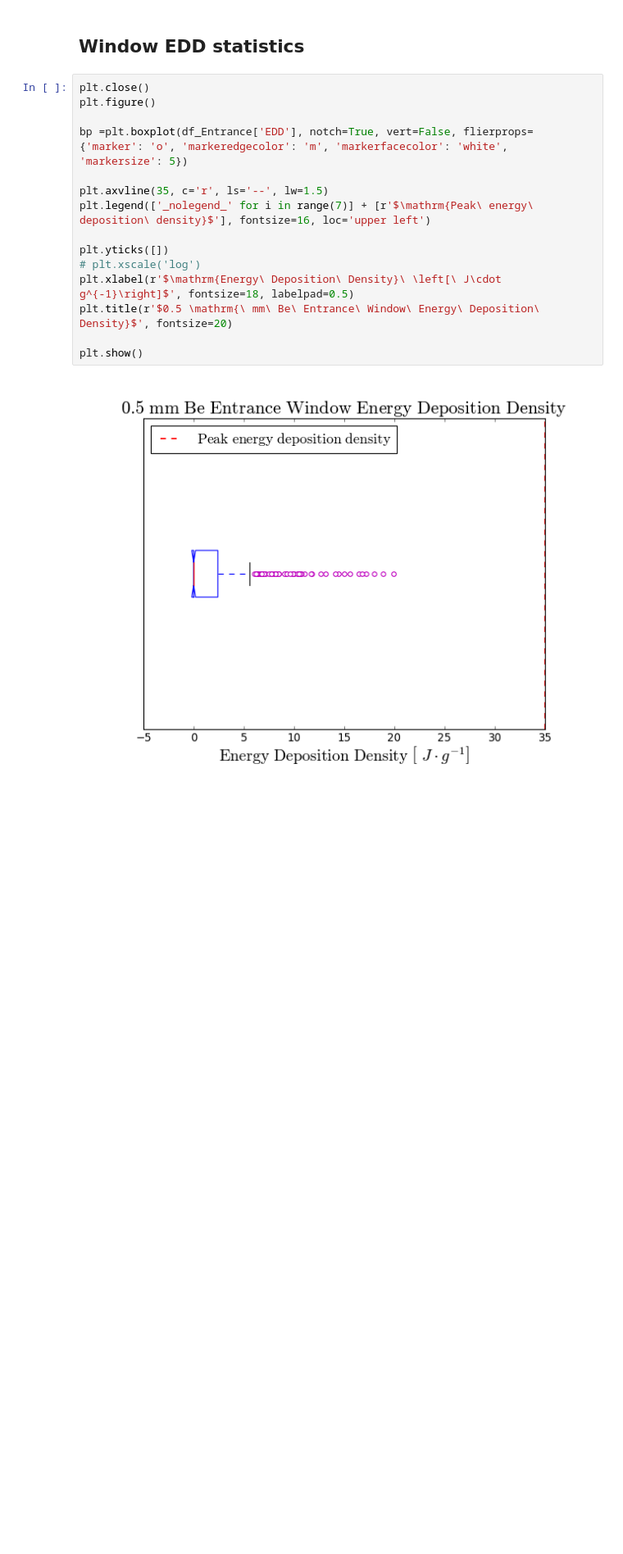
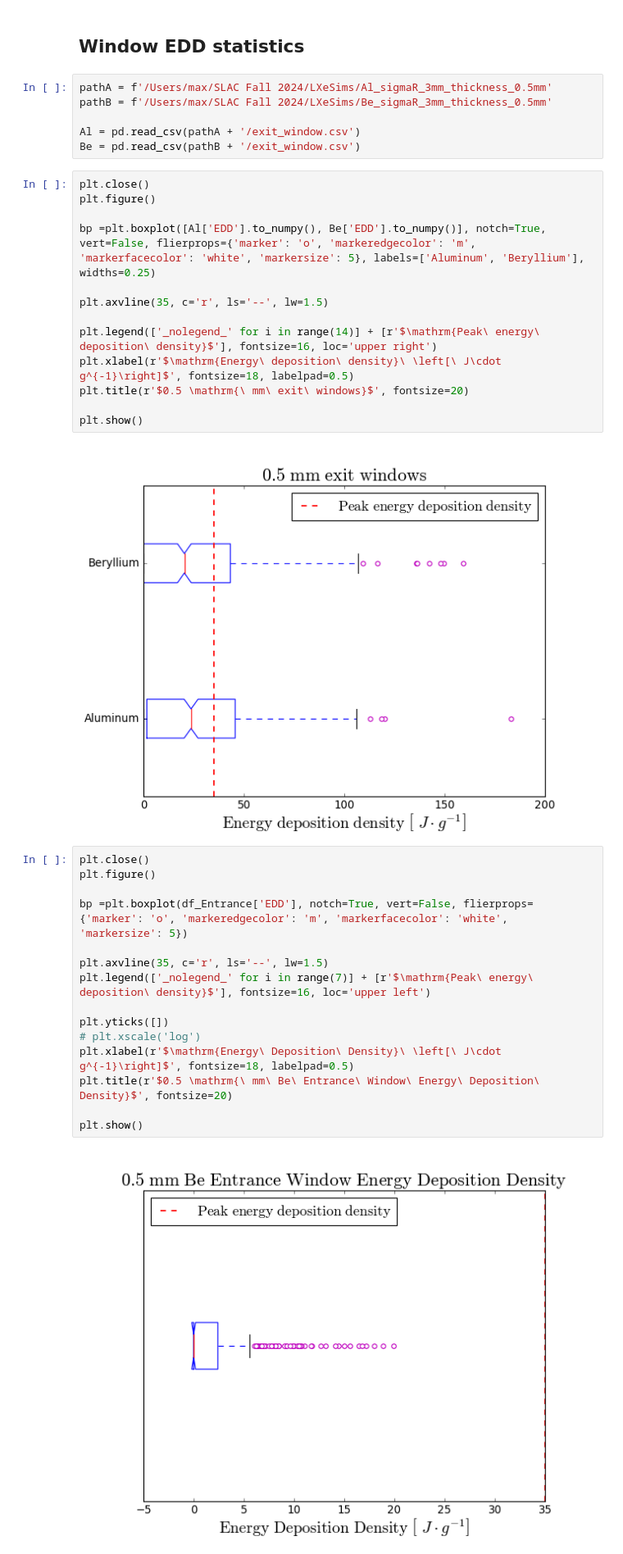
Before and after one commit to MaxVarverakis/G4Bl-LXeSims, a Jupyter notebook: analysis/zslice.ipynb, the cells around one changed output. Shown at 82% size. Cells and saved outputs as stored; diff of their text form; blank space fills up the shorter version.

```diff
--- a/analysis/zslice.ipynb
+++ b/analysis/zslice.ipynb
@@ -1164,5 +1164,26 @@ Mean EDD: 27.65 J/g
 # %% [markdown]
 ## Window EDD statistics
+# %%
+pathA = f'/Users/max/SLAC Fall 2024/LXeSims/Al_sigmaR_3mm_thickness_0.5mm'
+pathB = f'/Users/max/SLAC Fall 2024/LXeSims/Be_sigmaR_3mm_thickness_0.5mm'
+
+Al = pd.read_csv(pathA + '/exit_window.csv')
+Be = pd.read_csv(pathB + '/exit_window.csv')
+# %%
+plt.close()
+plt.figure()
+
+bp =plt.boxplot([Al['EDD'].to_numpy(), Be['EDD'].to_numpy()], notch=True, vert=False, flierprops={'marker': 'o', 'markeredgecolor': 'm', 'markerfacecolor': 'white', 'markersize': 5}, labels=['Aluminum', 'Beryllium'], widths=0.25)
+
+plt.axvline(35, c='r', ls='--', lw=1.5)
+
+plt.legend(['_nolegend_' for i in range(14)] + [r'$\mathrm{Peak\ energy\ deposition\ density}$'], fontsize=16, loc='upper right')
+plt.xlabel(r'$\mathrm{Energy\ deposition\ density}\ \left[\ J\cdot g^{-1}\right]$', fontsize=18, labelpad=0.5)
+plt.title(r'$0.5 \mathrm{\ mm\ exit\ windows}$', fontsize=20)
+
+plt.show()
+# %% [output]
+[figure, added]
 # %%
 plt.close()
 plt.figure()
```
Also changed, not shown: parts of 1 cell of this notebook, 2 other files.
